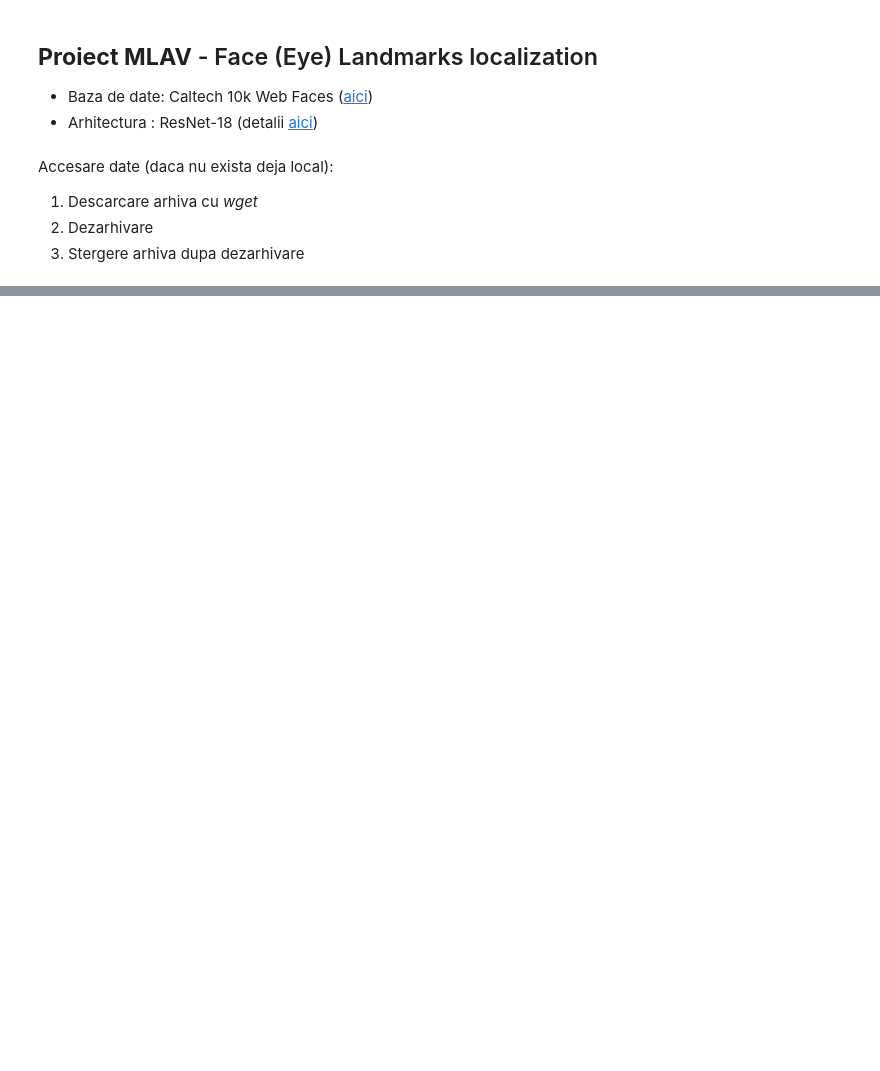
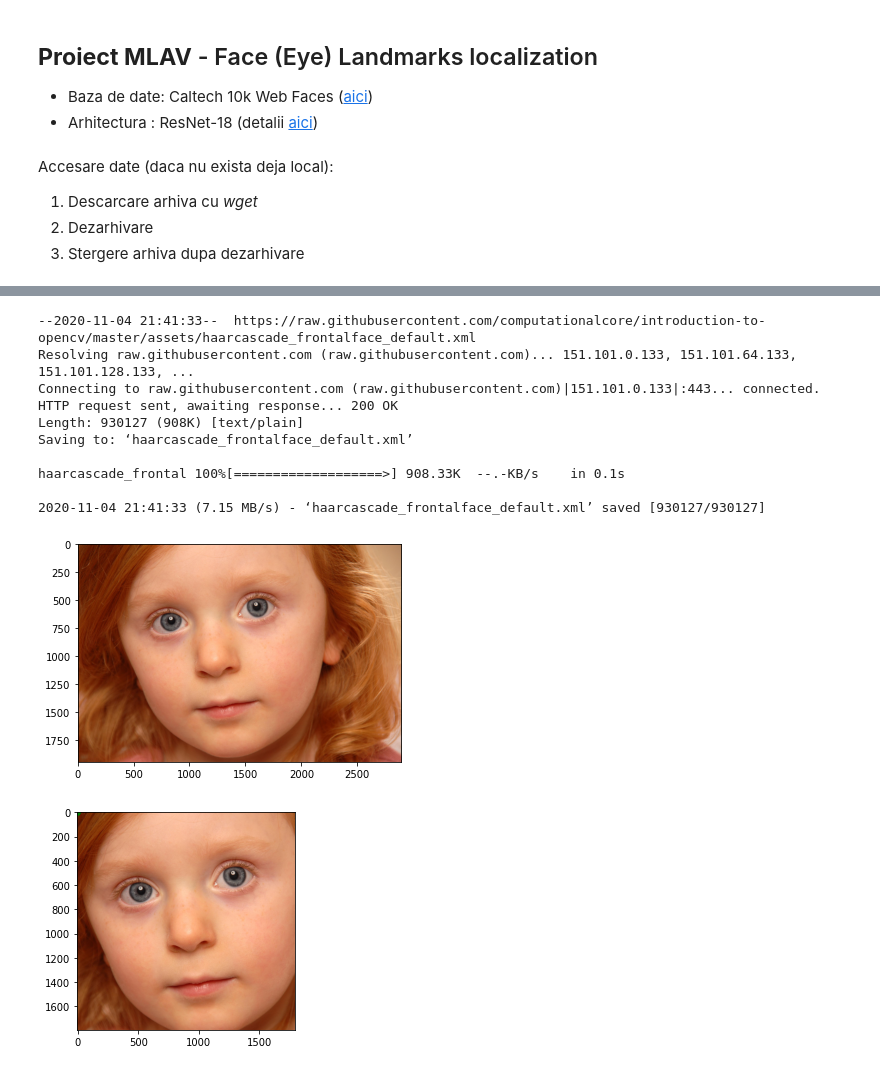
Before and after one commit to alexandrufiruti/masterlastyear, a Jupyter notebook: mlav/face_landmark_localization.ipynb, the cells around one changed output, grey strips where cells are left out. Cells and saved outputs as stored; diff of their text form; code cells hidden in the pictures; blank space fills up the shorter version.

```diff
--- a/mlav/face_landmark_localization.ipynb
+++ b/mlav/face_landmark_localization.ipynb
@@ -74,0 +86,37 @@ print(filename[:-4])
+# %%
+!wget --no-check-certificate \
+    https://raw.githubusercontent.com/computationalcore/introduction-to-opencv/master/assets/haarcascade_frontalface_default.xml \
+    -O haarcascade_frontalface_default.xml
+
+import cv2
+import torch
+
+img = cv2.imread('all_helen/3247810519_1.jpg')
+landmarks = landmark_dict['3247810519_1']
+landmarks = np.array(landmarks)
+
+face_cascade = cv2.CascadeClassifier('haarcascade_frontalface_default.xml')
+faces = face_cascade.detectMultiScale(gray)
+(x,y,w,h) in faces
+plt.imshow(cv2.cvtColor(img, cv2.COLOR_BGR2RGB))
+plt.show()
+
+crop_image = img[y:y+h, x:x+w]
+#landmarks = torch.tensor(landmarks) - torch.tensor([[y, x]])
+#landmarks = landmarks / torch.tensor([img.shape[1], img.shape[0]])
+plt.imshow(cv2.cvtColor(crop_image, cv2.COLOR_BGR2RGB))
+plt.scatter(landmarks[:,0], landmarks[:,1], s = 5, c = 'g')
+plt.show()
+# %% [output]
+--2020-11-04 21:41:33--  https://raw.githubusercontent.com/computationalcore/introduction-to-opencv/master/assets/haarcascade_frontalface_default.xml
+Resolving raw.githubusercontent.com (raw.githubusercontent.com)... 151.101.0.133, 151.101.64.133, 151.101.128.133, ...
+Connecting to raw.githubusercontent.com (raw.githubusercontent.com)|151.101.0.133|:443... connected.
+HTTP request sent, awaiting response... 200 OK
+Length: 930127 (908K) [text/plain]
+Saving to: ‘haarcascade_frontalface_default.xml’
+
+haarcascade_frontal 100%[===================>] 908.33K  --.-KB/s    in 0.1s
+
+2020-11-04 21:41:33 (7.15 MB/s) - ‘haarcascade_frontalface_default.xml’ saved [930127/930127]
+[figure, added]
+[figure, added]
```
Also changed, not shown: parts of 2 cells of this notebook.
